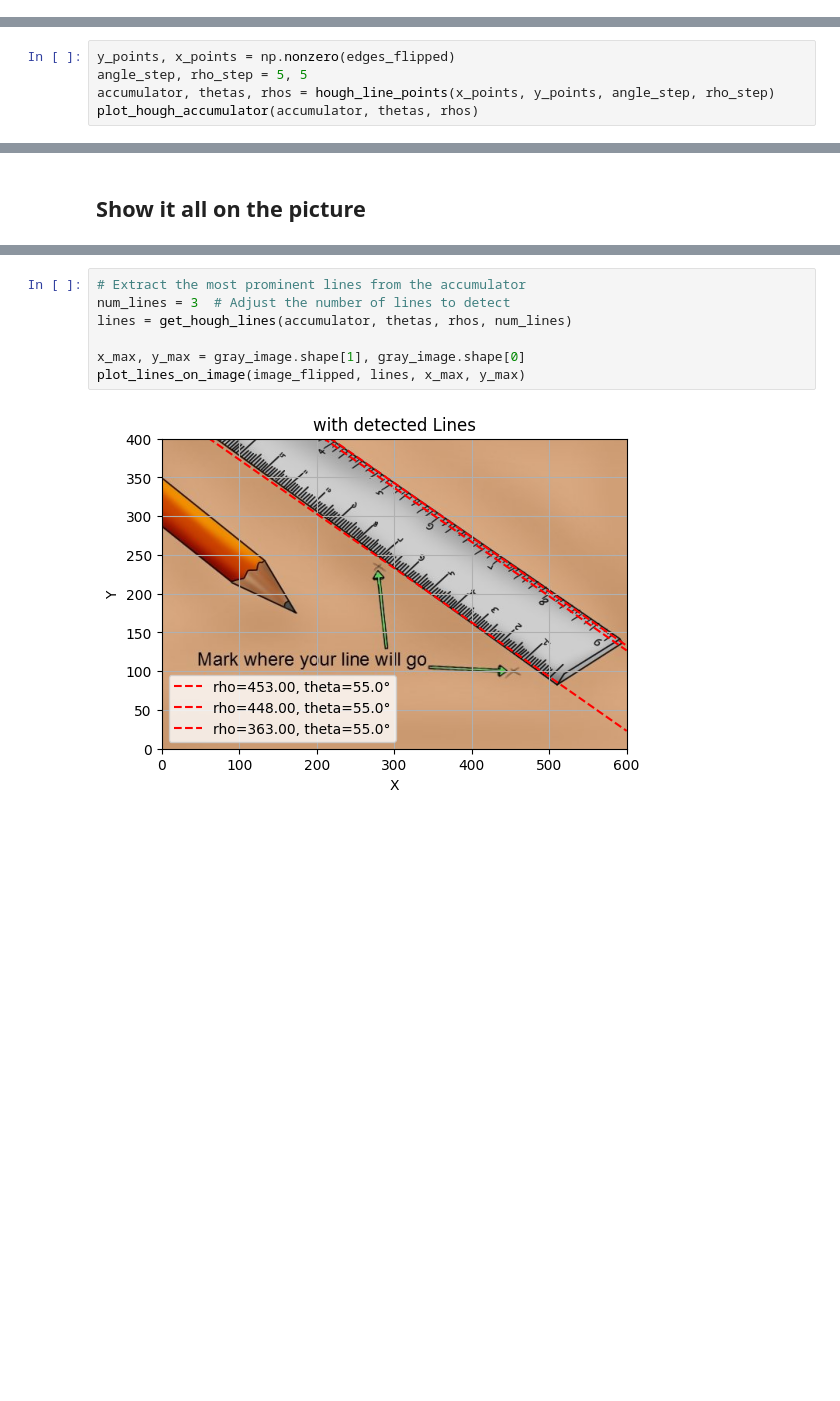
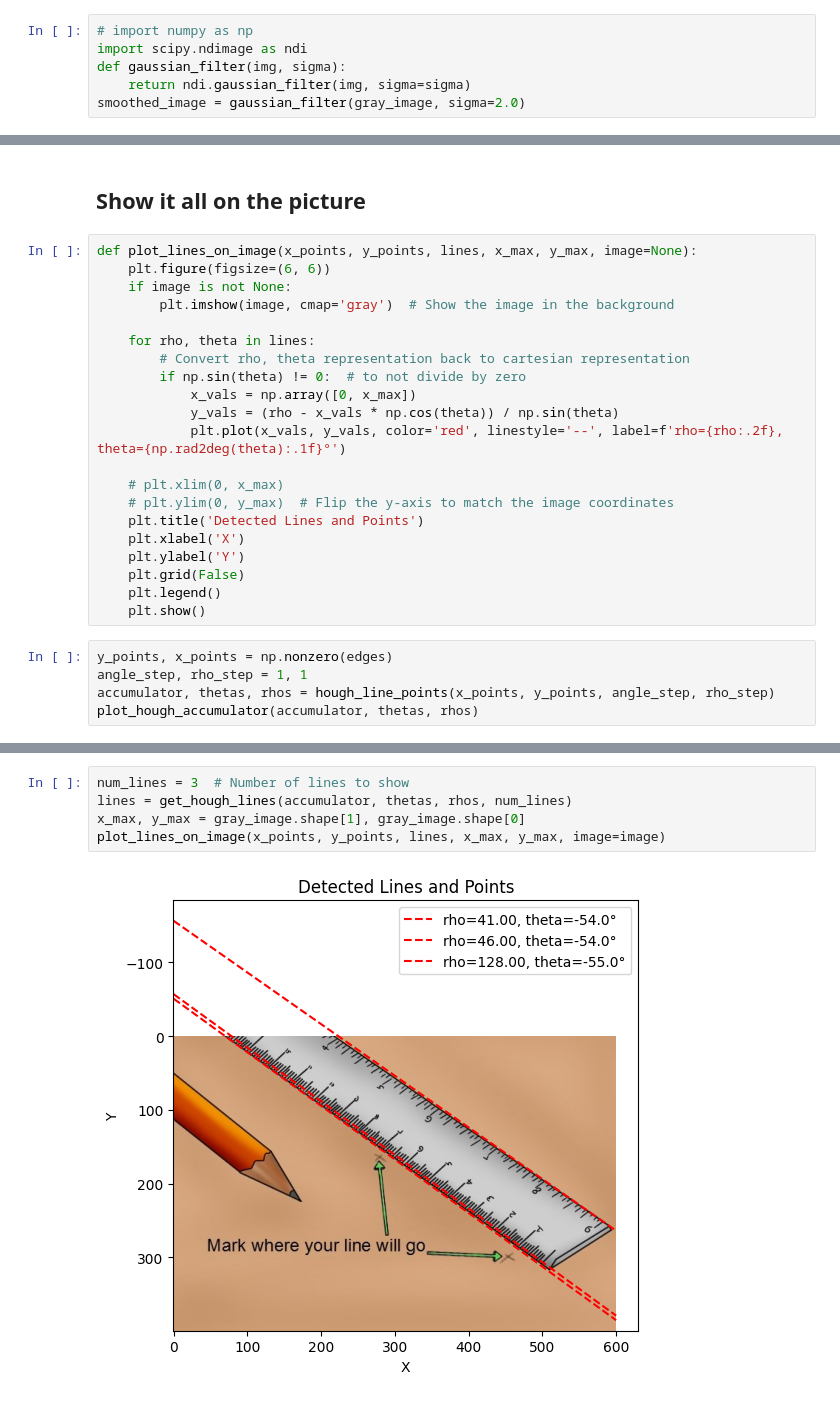
Before and after one commit to isaacGrinboim/Geometry---Hough-and-Canny, a Jupyter notebook: demo.ipynb, the cells around one changed output, grey strips where cells are left out. Saved outputs shown, nothing was run; the diff lists cells and outputs as text; blank space fills up the shorter version.

```diff
--- a/demo.ipynb
+++ b/demo.ipynb
@@ -206,0 +176,6 @@ plot_lines_on_points(x_points, y_points, lines, x_max=x_max, y_max=y_max)
+# %%
+# import numpy as np
+import scipy.ndimage as ndi
+def gaussian_filter(img, sigma):
+    return ndi.gaussian_filter(img, sigma=sigma)
+smoothed_image = gaussian_filter(gray_image, sigma=2.0)
@@ -224,5 +293,0 @@ plt.show()
-# %%
-y_points, x_points = np.nonzero(edges_flipped)
-angle_step, rho_step = 5, 5
-accumulator, thetas, rhos = hough_line_points(x_points, y_points, angle_step, rho_step)
-plot_hough_accumulator(accumulator, thetas, rhos)
@@ -231,2 +294,28 @@ plot_hough_accumulator(accumulator, thetas, rhos)
 # %% [markdown]
 ## Show it all on the picture
+# %%
+def plot_lines_on_image(x_points, y_points, lines, x_max, y_max, image=None):
+    plt.figure(figsize=(6, 6))
+    if image is not None:
+        plt.imshow(image, cmap='gray')  # Show the image in the background
+
+    for rho, theta in lines:
+        # Convert rho, theta representation back to cartesian representation
+        if np.sin(theta) != 0:  # to not divide by zero
+            x_vals = np.array([0, x_max])
+            y_vals = (rho - x_vals * np.cos(theta)) / np.sin(theta)
+            plt.plot(x_vals, y_vals, color='red', linestyle='--', label=f'rho={rho:.2f}, theta={np.rad2deg(theta):.1f}°')
+
+    # plt.xlim(0, x_max)
+    # plt.ylim(0, y_max)  # Flip the y-axis to match the image coordinates
+    plt.title('Detected Lines and Points')
+    plt.xlabel('X')
+    plt.ylabel('Y')
+    plt.grid(False)
+    plt.legend()
+    plt.show()
+# %%
+y_points, x_points = np.nonzero(edges)
+angle_step, rho_step = 1, 1
+accumulator, thetas, rhos = hough_line_points(x_points, y_points, angle_step, rho_step)
+plot_hough_accumulator(accumulator, thetas, rhos)
@@ -233,9 +324,7 @@ plot_hough_accumulator(accumulator, thetas, rhos)
 # %%
-# Extract the most prominent lines from the accumulator
-num_lines = 3  # Adjust the number of lines to detect
+num_lines = 3  # Number of lines to show
 lines = get_hough_lines(accumulator, thetas, rhos, num_lines)
-
 x_max, y_max = gray_image.shape[1], gray_image.shape[0]
-plot_lines_on_image(image_flipped, lines, x_max, y_max)
+plot_lines_on_image(x_points, y_points, lines, x_max, y_max, image=image)
 # %% [output]
-[figure, old version]
+[figure, new version]
```
Also changed, not shown: parts of 20 cells of this notebook, 1 other file.
